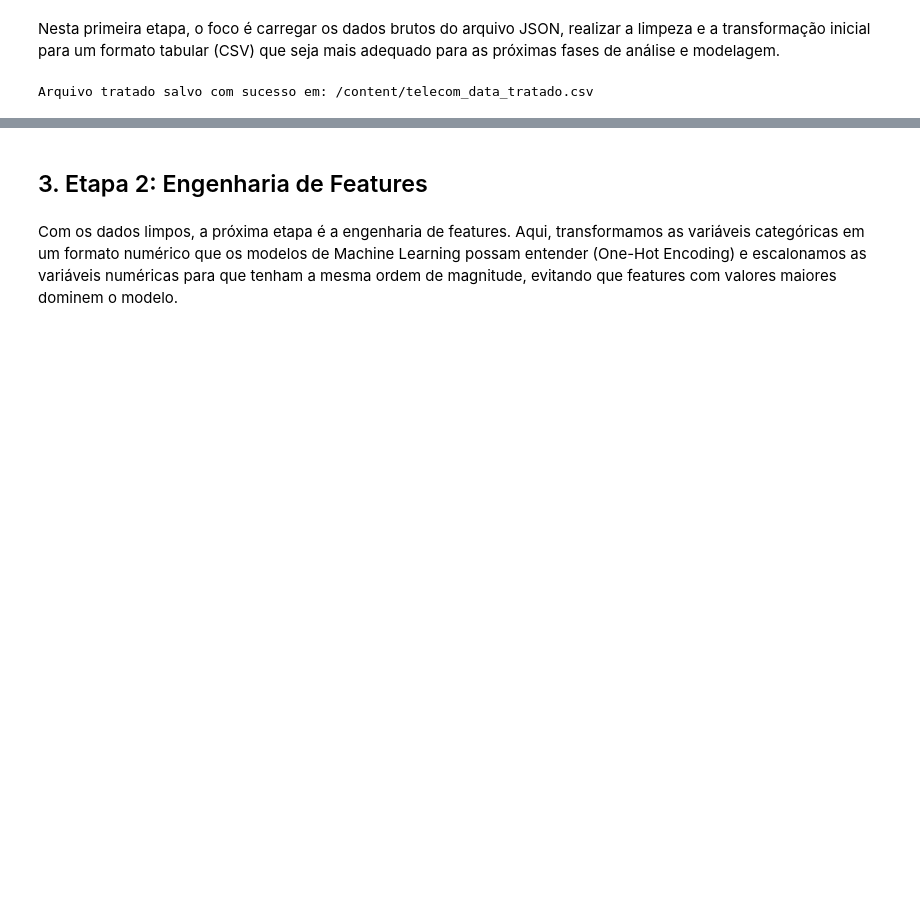
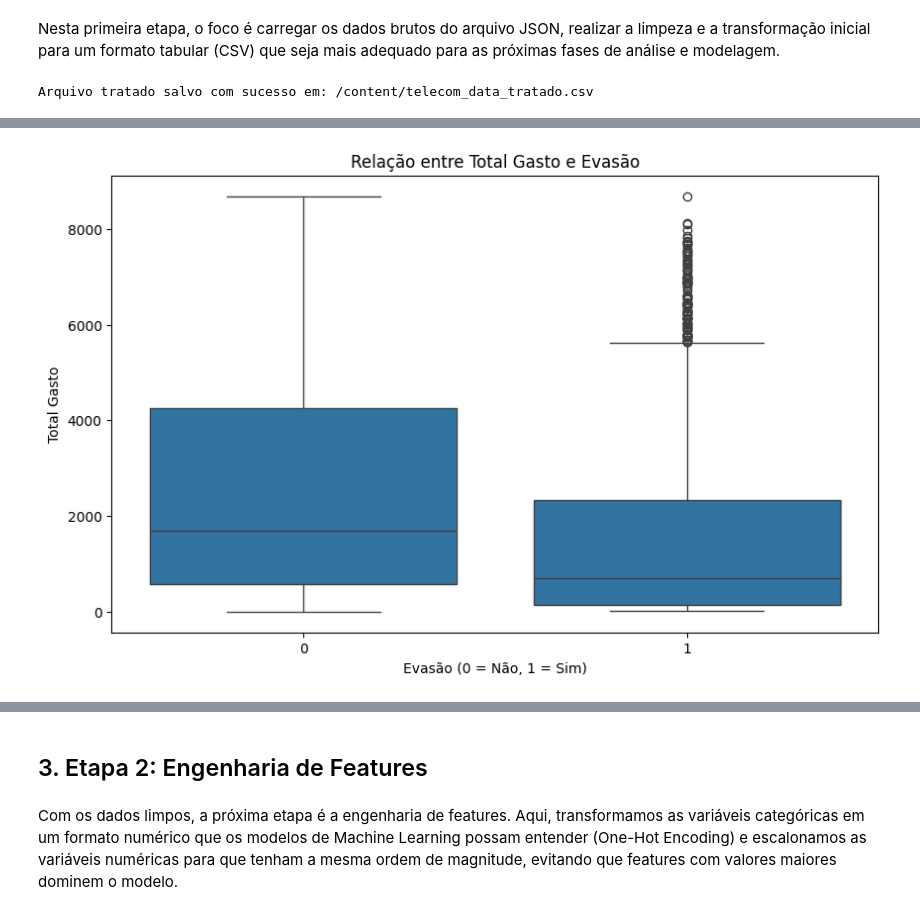
Before and after one commit to CidQueiroz/Machine_learning_alura, a Jupyter notebook: TelecomX_BR_2_Completo.ipynb, the cells around one changed output, grey strips where cells are left out. Drawn from its saved outputs; the diff is of its cells as text; code cells hidden in the pictures; blank space fills up the shorter version.

```diff
--- a/TelecomX_BR_2_Completo.ipynb
+++ b/TelecomX_BR_2_Completo.ipynb
@@ -70,0 +141,10 @@ Arquivo tratado salvo com sucesso em: /content/telecom_data_tratado.csv
+# %%
+# Visualizar a relação entre Total Gasto (Total) e Evasão (Churn)
+plt.figure(figsize=(10, 6))
+sns.boxplot(x='Churn', y='Total', data=df_normalized)
+plt.title('Relação entre Total Gasto e Evasão')
+plt.xlabel('Evasão (0 = Não, 1 = Sim)')
+plt.ylabel('Total Gasto')
+plt.show()
+# %% [output]
+[figure, added]
```
Also changed, not shown: parts of 16 cells of this notebook.
